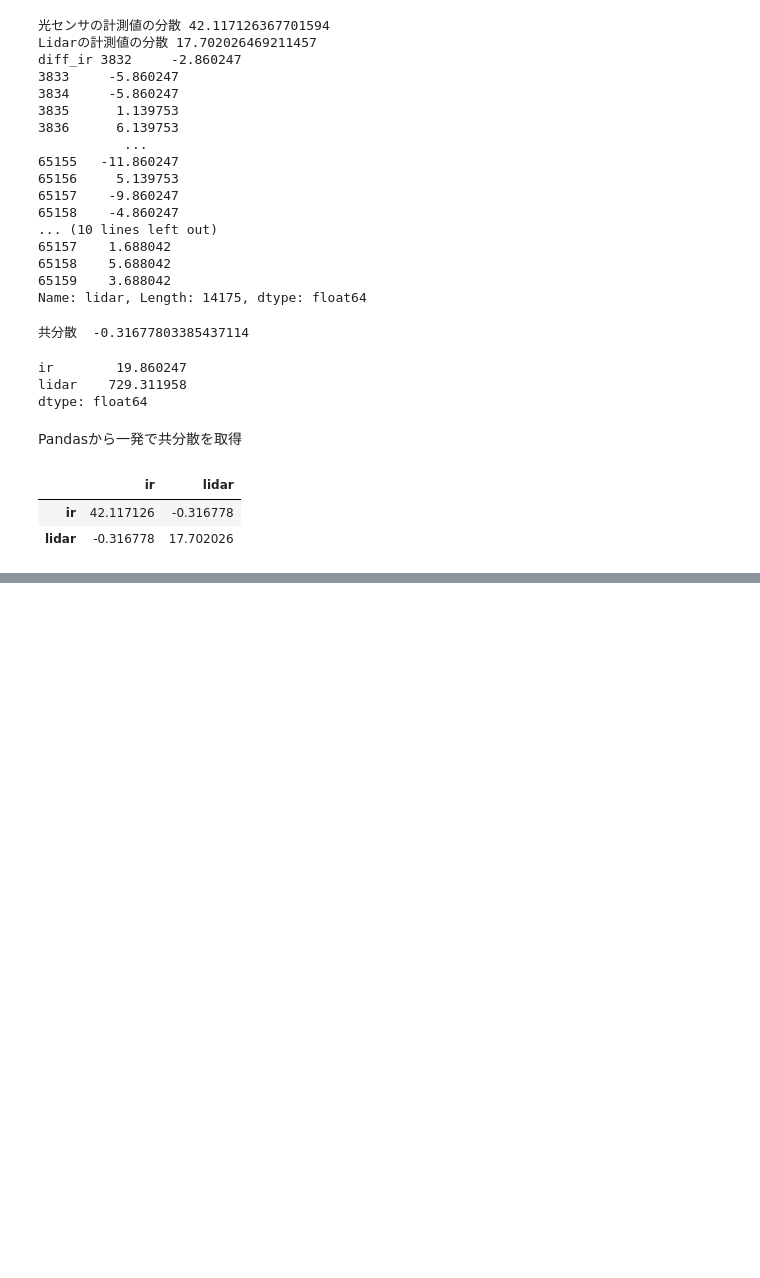
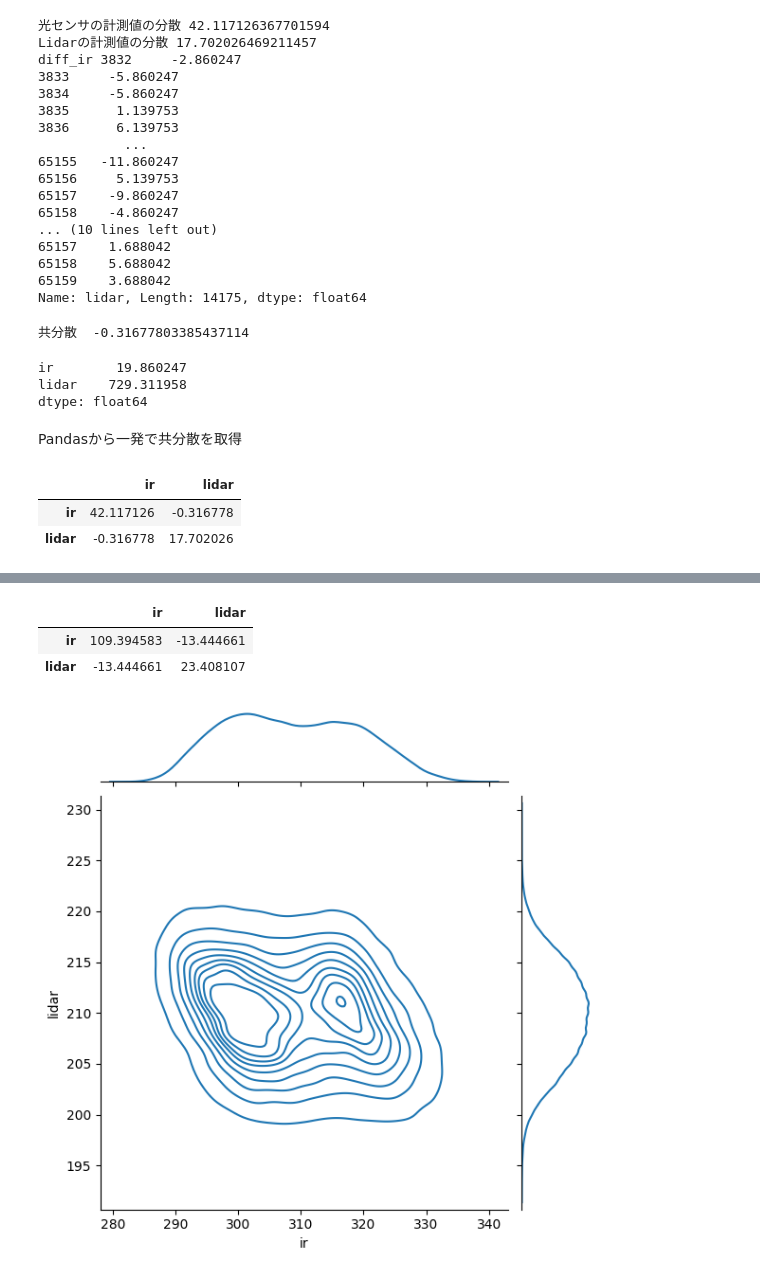
Before and after one commit to inoueshinichi/Book_StatisticsRobotics, a Jupyter notebook: multi_gauss1.ipynb, the cells around one changed output, grey strips where cells are left out. Cells and saved outputs as stored; diff of their text form; code cells hidden in the pictures; blank space fills up the shorter version.

```diff
--- a/multi_gauss1.ipynb
+++ b/multi_gauss1.ipynb
@@ -98,0 +195,10 @@ d.cov() # 分散共分散行列
+# %%
+import pandas as pd
+import seaborn as sns
+import matplotlib.pyplot as plt
+
+data = pd.read_csv("sensor_data/sensor_data_200.txt", delimiter=" ",
+                   header=None, names=("date", "time", "ir", "lidar"))
+
+d = data.loc[:, ['ir', 'lidar']] # 光センサとLidarのみのデータ
+d
@@ -98,0 +219,8 @@ d.cov() # 分散共分散行列
+# %%
+sns.jointplot(data=d, x=d['ir'], y=d['lidar'], kind='kde')
+d.cov()
+# %% [output]
+|  | ir | lidar |
+| ir | 109.394583 | -13.444661 |
+| lidar | -13.444661 | 23.408107 |
+[figure, added]
```
Also changed, not shown: parts of 24 cells of this notebook, 2 other files.
